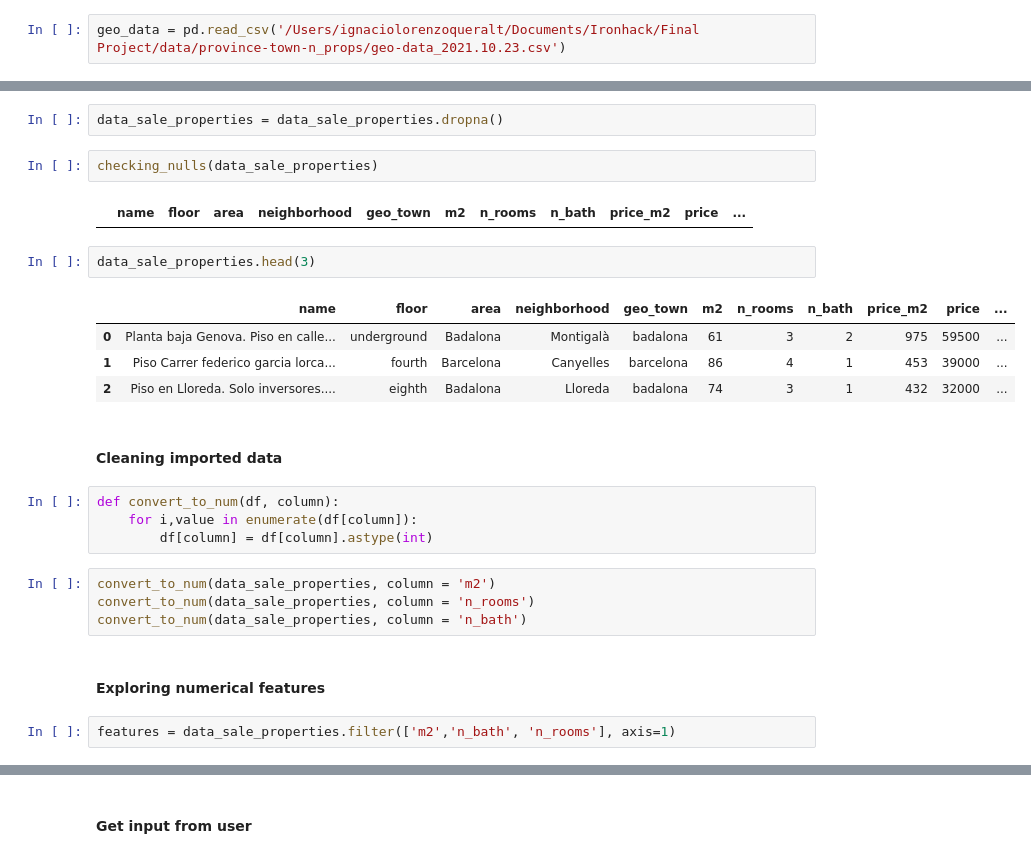
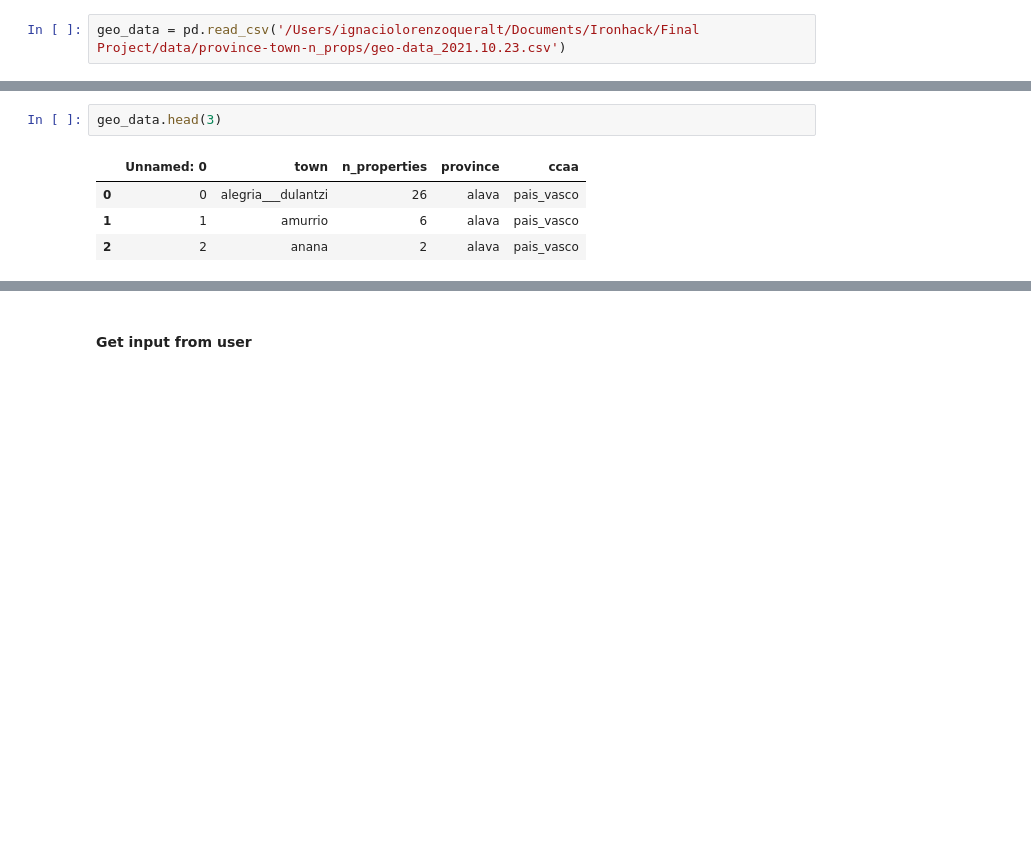
Before and after one commit to ignaciolorenzo/final-project-ignacio, a Jupyter notebook: properties-for-rent-webscrapping.ipynb, the cells around one changed output, grey strips where cells are left out. Cells and saved outputs as stored; diff of their text form; blank space fills up the shorter version.

```diff
--- a/properties-for-rent-webscrapping.ipynb
+++ b/properties-for-rent-webscrapping.ipynb
@@ -40,27 +91,7 @@ def checking_nulls(df):
-# %%
-data_sale_properties = data_sale_properties.dropna()
-# %%
-checking_nulls(data_sale_properties)
-# %% [output]
-|  | name | floor | area | neighborhood | geo_town | m2 | n_rooms | n_bath | price_m2 | price | ... |
 # %%
-data_sale_properties.head(3)
+geo_data.head(3)
 # %% [output]
-|  | name | floor | area | neighborhood | geo_town | m2 | n_rooms | n_bath | price_m2 | price | ... |
-| 0 | Planta baja Genova. Piso en calle... | underground | Badalona | Montigalà | badalona | 61 | 3 | 2 | 975 | 59500 | ... |
-| 1 | Piso Carrer federico garcia lorca... | fourth | Barcelona | Canyelles | barcelona | 86 | 4 | 1 | 453 | 39000 | ... |
-| 2 | Piso en Lloreda. Solo inversores.... | eighth | Badalona | Lloreda | badalona | 74 | 3 | 1 | 432 | 32000 | ... |
+|  | Unnamed: 0 | town | n_properties | province | ccaa |
+| 0 | 0 | alegria___dulantzi | 26 | alava | pais_vasco |
+| 1 | 1 | amurrio | 6 | alava | pais_vasco |
+| 2 | 2 | anana | 2 | alava | pais_vasco |
-# %% [markdown]
-#### Cleaning imported data
-# %%
-def convert_to_num(df, column):
-    for i,value in enumerate(df[column]):
-        df[column] = df[column].astype(int)
-# %%
-convert_to_num(data_sale_properties, column = 'm2')
-convert_to_num(data_sale_properties, column = 'n_rooms')
-convert_to_num(data_sale_properties, column = 'n_bath')
-# %% [markdown]
-#### Exploring numerical features
-# %%
-features = data_sale_properties.filter(['m2','n_bath', 'n_rooms'], axis=1)
```
Also changed, not shown: parts of 58 cells of this notebook, 2 other files.
